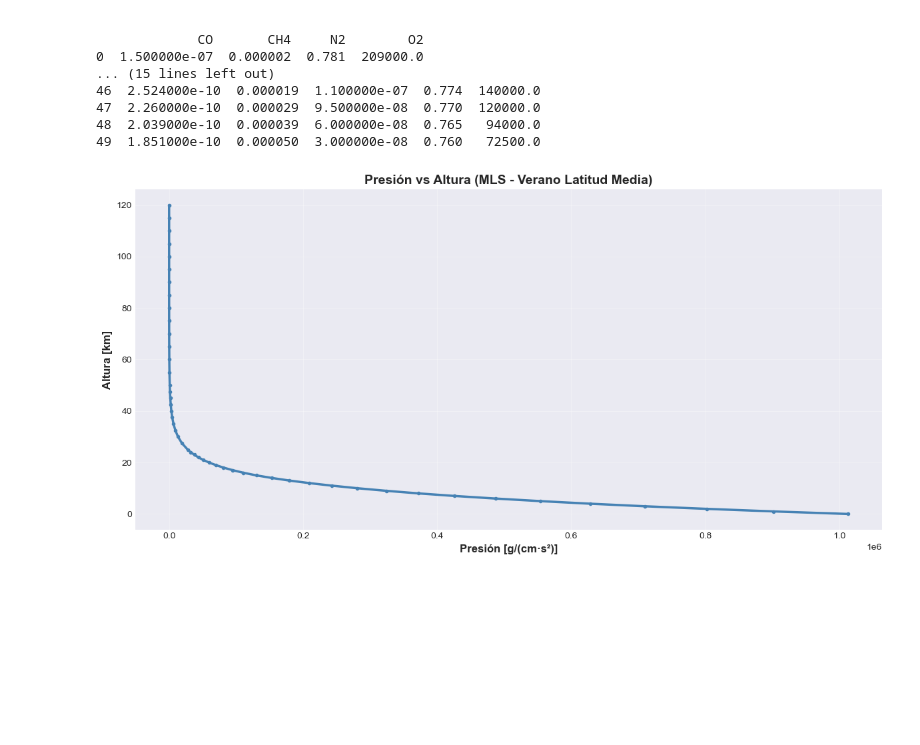
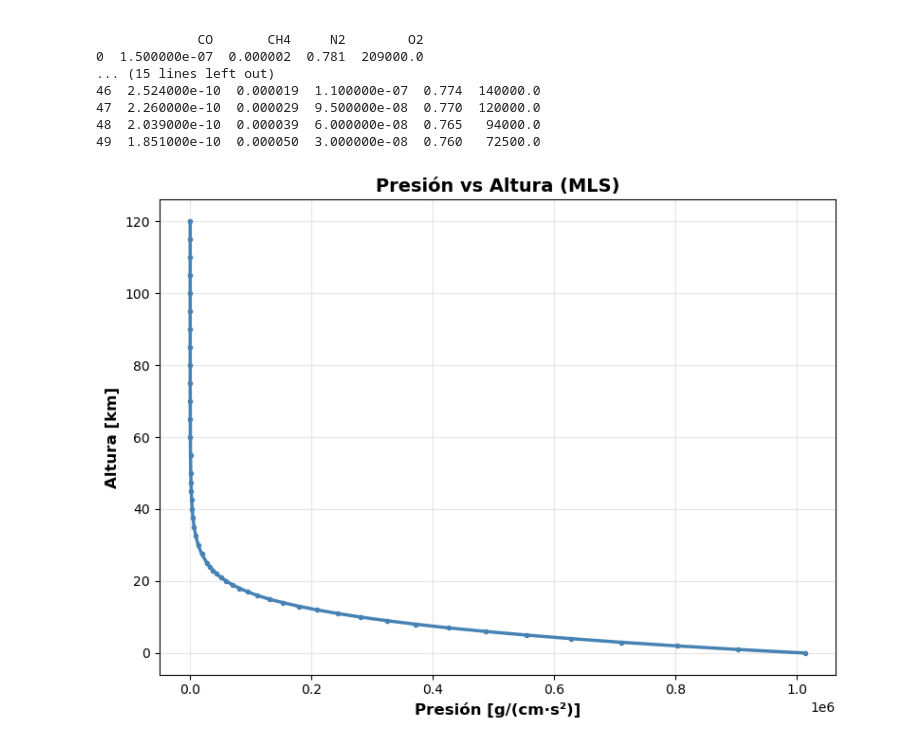
Before and after one commit to OscarMigue9/GPT, a Jupyter notebook: notebooks/Py4CATs.ipynb, the cells around one changed output. Saved outputs shown, nothing was run; the diff lists cells and outputs as text; code cells hidden in the pictures; blank space fills up the shorter version.

Commit message:
plots py4cats

```diff
--- a/notebooks/Py4CATs.ipynb
+++ b/notebooks/Py4CATs.ipynb
@@ -22,6 +22,6 @@ out_dir = "out"
 # %%
 # Cargar los datos del archivo mls.xy
-data_path = r'C:\Users\PC\Documents\GitHub\GPT\data\Py4CATs\mls.xy'
+data_path = r'C:\Users\PC\Documents\GitHub\GPT\data\py4cats\mls.xy'
 
 # Leer el archivo manualmente para evitar problemas con comentarios
 z, pressure, temperature, H2O, CO2, O3, N2O, CO, CH4, N2, O2 = [], [], [], [], [], [], [], [], [], [], []
@@ -80,16 +80,17 @@ Primeras filas:
 49  1.851000e-10  0.000050  3.000000e-08  0.760   72500.0
 # %%
 # Plot 1: Presión respecto a la altura (z)
+fig_size = (8, 6)
 fig, ax = plt.subplots(figsize=fig_size)
 ax.plot(data['pressure'], data['z'], linewidth=2.5, color='steelblue', marker='o', markersize=3)
 ax.set_xlabel('Presión [g/(cm·s²)]', fontsize=12, fontweight='bold')
 ax.set_ylabel('Altura [km]', fontsize=12, fontweight='bold')
-ax.set_title('Presión vs Altura (MLS - Verano Latitud Media)', fontsize=14, fontweight='bold')
+ax.set_title('Presión vs Altura (MLS)', fontsize=14, fontweight='bold')
 ax.grid(True, alpha=0.3)
 plt.tight_layout()
 plt.show()
 # %% [output]
-[figure, old version]
+[figure, new version]
 # %%
 # Plot 2: Temperatura respecto a la altura (z)
 fig, ax = plt.subplots(figsize=fig_size)
```
Also changed, not shown: parts of 16 cells of this notebook, 3 other files.
